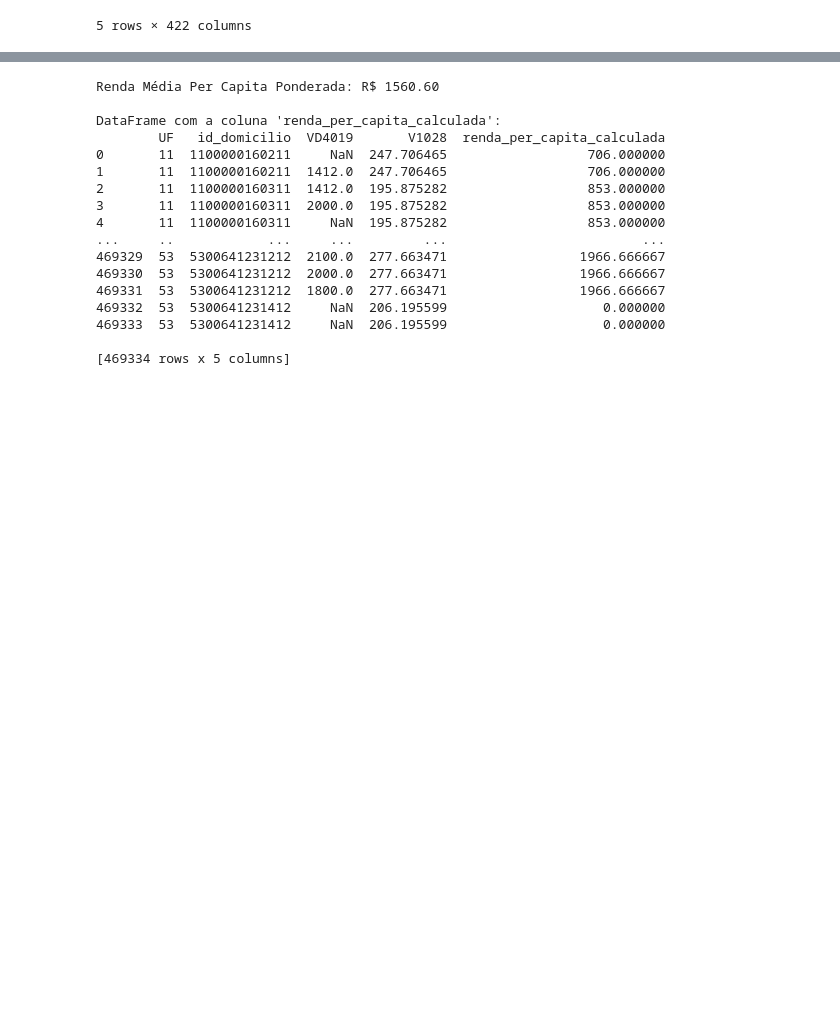
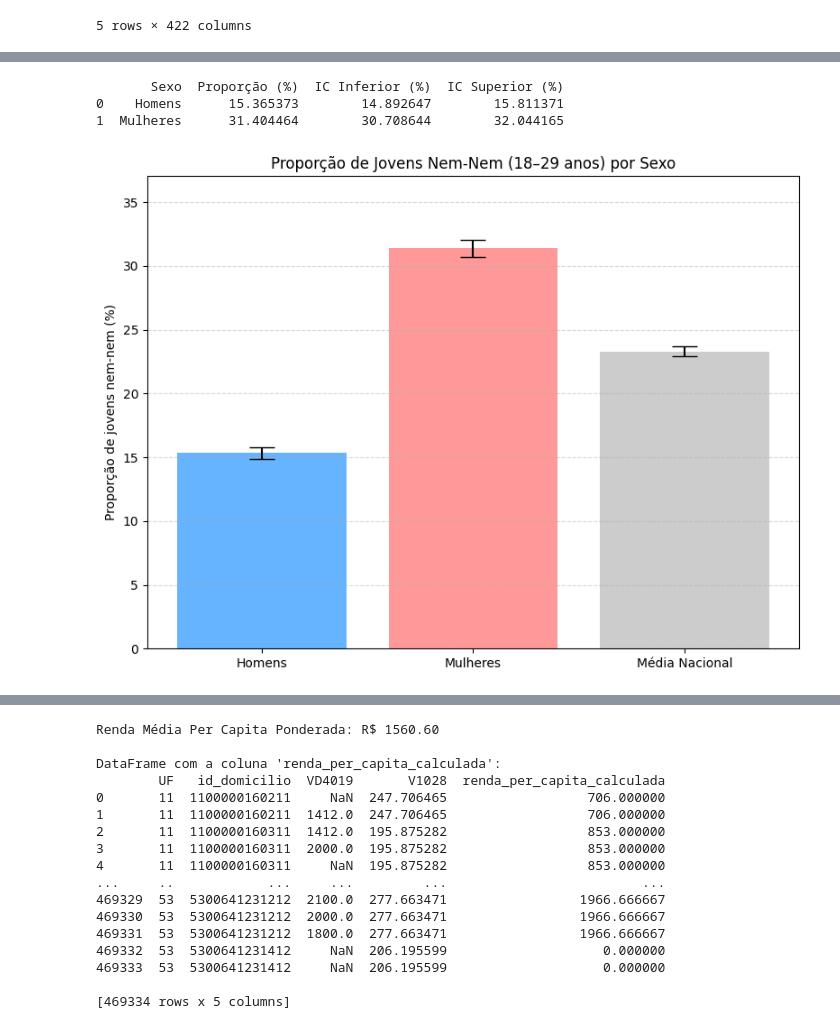
Before and after one commit to wesscav/analisedadosPNADcont, a Jupyter notebook: APS3.ipynb, the cells around one changed output, grey strips where cells are left out. Drawn from its saved outputs; the diff is of its cells as text; code cells hidden in the pictures; blank space fills up the shorter version.

```diff
--- a/APS3.ipynb
+++ b/APS3.ipynb
@@ -24,0 +637,54 @@ dados.head()
+# %%
+# Separar jovens homens e mulheres
+homens = jovens[jovens['V2007'] == 1]
+mulheres = jovens[jovens['V2007'] == 2]
+
+# Calcular proporção e IC com bootstrap
+proporcao_h, ic_h = bootstrap_ci(homens, 'nem_nem', 'V1028', 200)
+proporcao_m, ic_m = bootstrap_ci(mulheres, 'nem_nem', 'V1028', 200)
+
+# Organizar resultado em DataFrame
+sexo_resultados = pd.DataFrame({
+    'Sexo': ['Homens', 'Mulheres'],
+    'Proporção (%)': [proporcao_h * 100, proporcao_m * 100],
+    'IC Inferior (%)': [ic_h[0] * 100, ic_m[0] * 100],
+    'IC Superior (%)': [ic_h[1] * 100, ic_m[1] * 100]
+})
+
+print(sexo_resultados)
+# %% [output]
+       Sexo  Proporção (%)  IC Inferior (%)  IC Superior (%)
+0    Homens      15.365373        14.892647        15.811371
+1  Mulheres      31.404464        30.708644        32.044165
+# %%
+# Calcular média nacional
+proporcao_nacional, ic_nacional = bootstrap_ci(jovens, 'nem_nem', 'V1028', 200)
+
+# Adiciona média nacional ao DataFrame
+sexo_resultados_nacional = sexo_resultados.copy()
+sexo_resultados_nacional.loc[len(sexo_resultados_nacional)] = {
+    'Sexo': 'Média Nacional',
+    'Proporção (%)': proporcao_nacional * 100,
+    'IC Inferior (%)': ic_nacional[0] * 100,
+    'IC Superior (%)': ic_nacional[1] * 100
+}
+
+# Valores pro gráfico
+x_labels = sexo_resultados_nacional['Sexo']
+y_values = sexo_resultados_nacional['Proporção (%)']
+yerr = [
+    sexo_resultados_nacional['Proporção (%)'] - sexo_resultados_nacional['IC Inferior (%)'],
+    sexo_resultados_nacional['IC Superior (%)'] - sexo_resultados_nacional['Proporção (%)']
+]
+
+# Gráfico de barras com erro
+plt.figure(figsize=(8, 6))
+plt.bar(x_labels, y_values, yerr=yerr, capsize=10, color=['#66b3ff', '#ff9999', '#cccccc'])
+plt.ylabel('Proporção de jovens nem-nem (%)')
+plt.title('Proporção de Jovens Nem-Nem (18–29 anos) por Sexo')
+plt.ylim(0, max(sexo_resultados_nacional['IC Superior (%)']) + 5)
+plt.grid(axis='y', linestyle='--', alpha=0.5)
+plt.tight_layout()
+plt.show()
+# %% [output]
+[figure, added]
```
Also changed, not shown: parts of 29 cells of this notebook, 1 other file.
